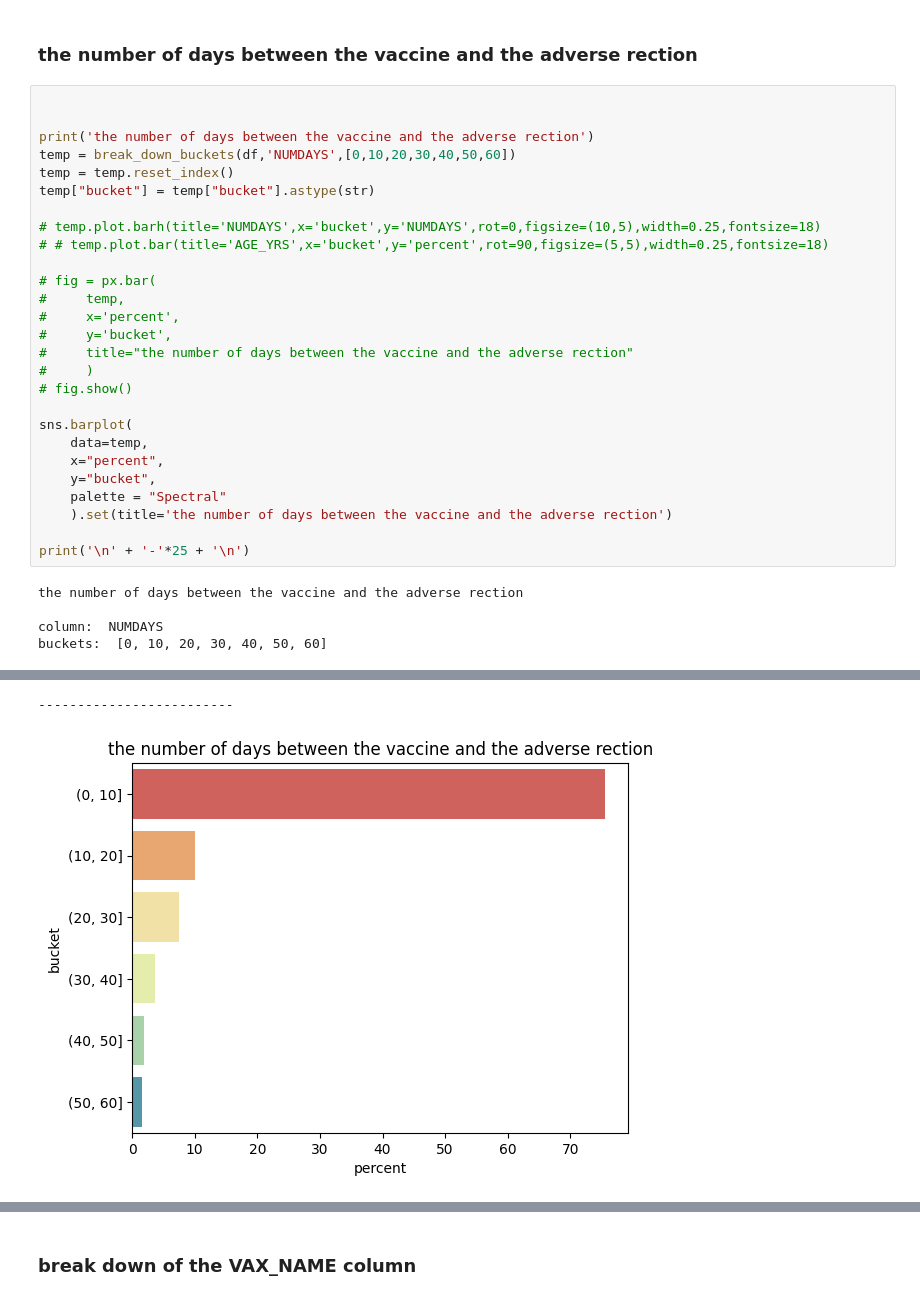
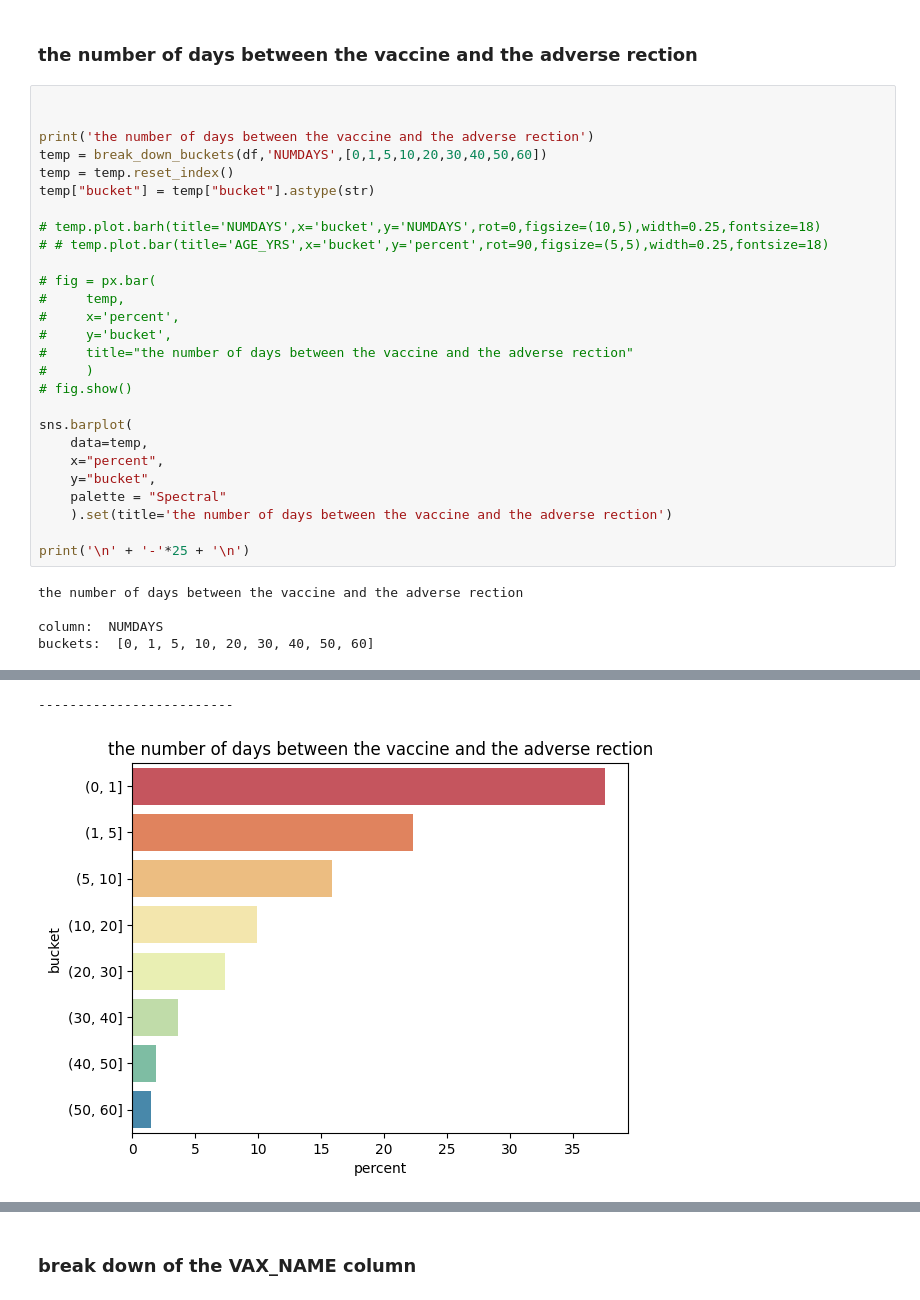
Before and after one commit to jgarza9788/VAERS, a Jupyter notebook: VAERS.IPYNB, the cells around one changed output, grey strips where cells are left out. Cells and saved outputs as stored; diff of their text form.

```diff
--- a/VAERS.IPYNB
+++ b/VAERS.IPYNB
@@ -682,7 +685,7 @@ buckets:  [0, 15, 25, 35, 45, 55, 65, 75, 85, 500]
 
 
 print('the number of days between the vaccine and the adverse rection')
-temp = break_down_buckets(df,'NUMDAYS',[0,10,20,30,40,50,60])
+temp = break_down_buckets(df,'NUMDAYS',[0,1,5,10,20,30,40,50,60])
 temp = temp.reset_index()
 temp["bucket"] = temp["bucket"].astype(str)
 
@@ -709,6 +712,6 @@ print('\n' + '-'*25 + '\n')
 the number of days between the vaccine and the adverse rection
 
 column:  NUMDAYS
-buckets:  [0, 10, 20, 30, 40, 50, 60]
+buckets:  [0, 1, 5, 10, 20, 30, 40, 50, 60]
 |  | NUMDAYS | percent |
 | bucket |  |  |
@@ -721,3 +726,3 @@ buckets:  [0, 10, 20, 30, 40, 50, 60]
 -------------------------
-[figure, old version]
+[figure, new version]
 # %%
```
Also changed, not shown: parts of 21 cells of this notebook, 11 other files.
